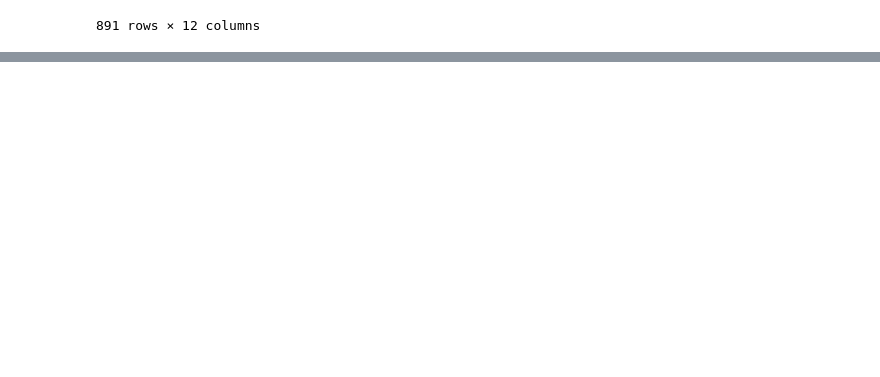
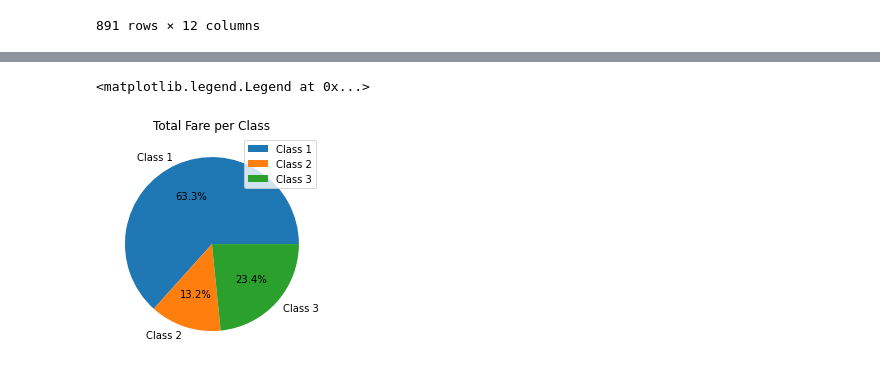
Before and after one commit to zart2016/titanic_dataset, a Jupyter notebook: Titanic.ipynb, the cells around one changed output, grey strips where cells are left out. Cells and saved outputs as stored; diff of their text form; code cells hidden in the pictures; blank space fills up the shorter version.

Commit message:
Added pie chart

```diff
--- a/Titanic.ipynb
+++ b/Titanic.ipynb
@@ -131,0 +132,12 @@ data
+# %%
+#Using Pie Chart to show the Breakdown of Total Fare by Passenger Class on the Titanic
+total_classfare = data.groupby("Pclass")["Fare"].sum().reset_index()
+total_classfare.columns = ["Pclass", "Total_Fare"]
+
+#plt.pie(total_classfare["Total_Fare"], labels='Class' + total_classfare["Pclass"],autopct="%1.1f%%")
+plt.pie(total_classfare["Total_Fare"], labels=[f"Class {pclass}" for pclass in total_classfare["Pclass"]], autopct="%1.1f%%")
+plt.title('Total Fare per Class')
+plt.legend()
+# %% [output]
+<matplotlib.legend.Legend at 0x...>
+[figure, added]
```
Also changed, not shown: parts of 2 cells of this notebook.
